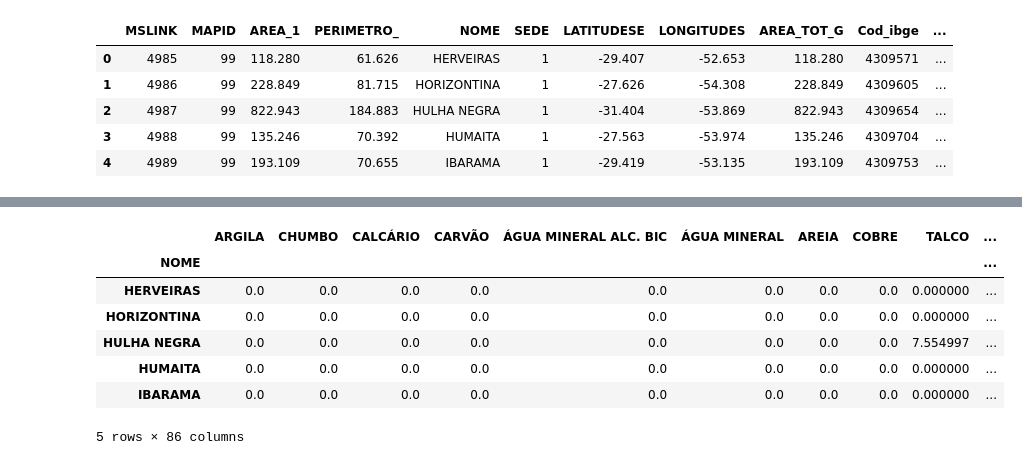
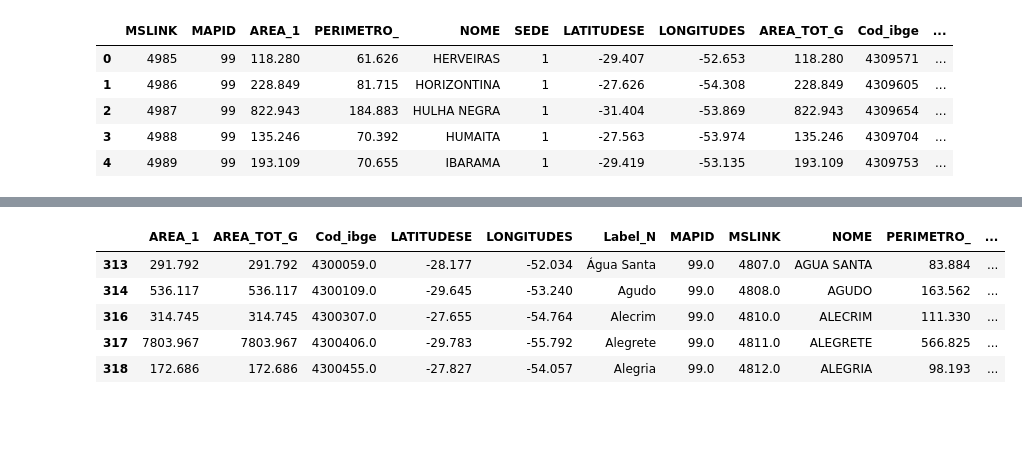
Before and after one commit to robertorolo/Mapas-minera-RS, a Jupyter notebook: arrecadacao.ipynb, the cells around one changed output, grey strips where cells are left out. Saved outputs shown, nothing was run; the diff lists cells and outputs as text; code cells hidden in the pictures; blank space fills up the shorter version.

```diff
--- a/arrecadacao.ipynb
+++ b/arrecadacao.ipynb
@@ -59,3 +61,6 @@ municipios.head()
 | 2 | 4987 | 99 | 822.943 | 184.883 | HULHA NEGRA | 1 | -31.404 | -53.869 | 822.943 | 4309654 | ... |
 | 3 | 4988 | 99 | 135.246 | 70.392 | HUMAITA | 1 | -27.563 | -53.974 | 135.246 | 4309704 | ... |
 | 4 | 4989 | 99 | 193.109 | 70.655 | IBARAMA | 1 | -29.419 | -53.135 | 193.109 | 4309753 | ... |
+# %%
+producao = pd.read_excel("Arrecadacao ate setembro 2020.xlsx", index_col=0)
+producao = producao.fillna(0)
@@ -62,3 +78,18 @@ municipios.head()
+# %%
+n_municipios = geopandas.GeoDataFrame( crs='EPSG:4326')
+for index, row in producao.iterrows():
+    for index1, row1 in municipios.iterrows():
+        if row1['Label_N'] == index:
+            n_municipios = n_municipios.append(row1)
+# %%
+n_municipios.head()
+# %% [output]
+|  | AREA_1 | AREA_TOT_G | Cod_ibge | LATITUDESE | LONGITUDES | Label_N | MAPID | MSLINK | NOME | PERIMETRO_ | ... |
+| 313 | 291.792 | 291.792 | 4300059.0 | -28.177 | -52.034 | Água Santa | 99.0 | 4807.0 | AGUA SANTA | 83.884 | ... |
+| 314 | 536.117 | 536.117 | 4300109.0 | -29.645 | -53.240 | Agudo | 99.0 | 4808.0 | AGUDO | 163.562 | ... |
+| 316 | 314.745 | 314.745 | 4300307.0 | -27.655 | -54.764 | Alecrim | 99.0 | 4810.0 | ALECRIM | 111.330 | ... |
+| 317 | 7803.967 | 7803.967 | 4300406.0 | -29.783 | -55.792 | Alegrete | 99.0 | 4811.0 | ALEGRETE | 566.825 | ... |
+| 318 | 172.686 | 172.686 | 4300455.0 | -27.827 | -54.057 | Alegria | 99.0 | 4812.0 | ALEGRIA | 98.193 | ... |
 # %%
 grupos = {'Materiais para construção civil':['AREIA', 'AREIA DE FUNDIÇÃO', 'AREIA QUARTZOSA', 'AREIA COMUM', 'AREIA FLUVIAL', 'ARENITO', 'ARGILA', 'ARGILA REFRATÁRIA', 'ARGILITO', 'BASALTO', 'BASALTO P/ BRITA', 'BENTONITA', 'CALCÁRIO', 'CALCÁRIO CALCÍTICO', 'CASCALHO', 'DIABÁSIO', 'DIABÁSIO P/ BRITA', 'GABRO', 'GNAISSE', 'GRANITO', 'QUARTZITO', 'RIÓLITO', 'SAIBRO'],
 'Insumos agrícolas': ['CALCÁRIO', 'CALCÁRIO DOLOMÍTICO', 'CALCÁRIO CALCÍTICO', 'CALCÁRIO CONCHÍFERO', 'CONCHAS CALCÁRIAS', 'PEDRA CALCÁRIA', 'CAULIM', 'DOLOMITO', 'FOSFATO', 'TALCO'],
@@ -96,13 +125,2 @@ producao = pd.read_csv('dados_producao.csv', index_col=0)
-# %%
-producao.head()
-# %% [output]
-|  | ARGILA | CHUMBO | CALCÁRIO | CARVÃO | ÁGUA MINERAL ALC. BIC | ÁGUA MINERAL | AREIA | COBRE | TALCO | ... |
-| NOME |  |  |  |  |  |  |  |  |  | ... |
-| HERVEIRAS | 0.0 | 0.0 | 0.0 | 0.0 | 0.0 | 0.0 | 0.0 | 0.0 | 0.000000 | ... |
-| HORIZONTINA | 0.0 | 0.0 | 0.0 | 0.0 | 0.0 | 0.0 | 0.0 | 0.0 | 0.000000 | ... |
-| HULHA NEGRA | 0.0 | 0.0 | 0.0 | 0.0 | 0.0 | 0.0 | 0.0 | 0.0 | 7.554997 | ... |
-| HUMAITA | 0.0 | 0.0 | 0.0 | 0.0 | 0.0 | 0.0 | 0.0 | 0.0 | 0.000000 | ... |
-| IBARAMA | 0.0 | 0.0 | 0.0 | 0.0 | 0.0 | 0.0 | 0.0 | 0.0 | 0.000000 | ... |
-5 rows × 86 columns
 # %%
 minerais = producao.columns[1:]
```
Also changed, not shown: parts of 13 cells of this notebook.
